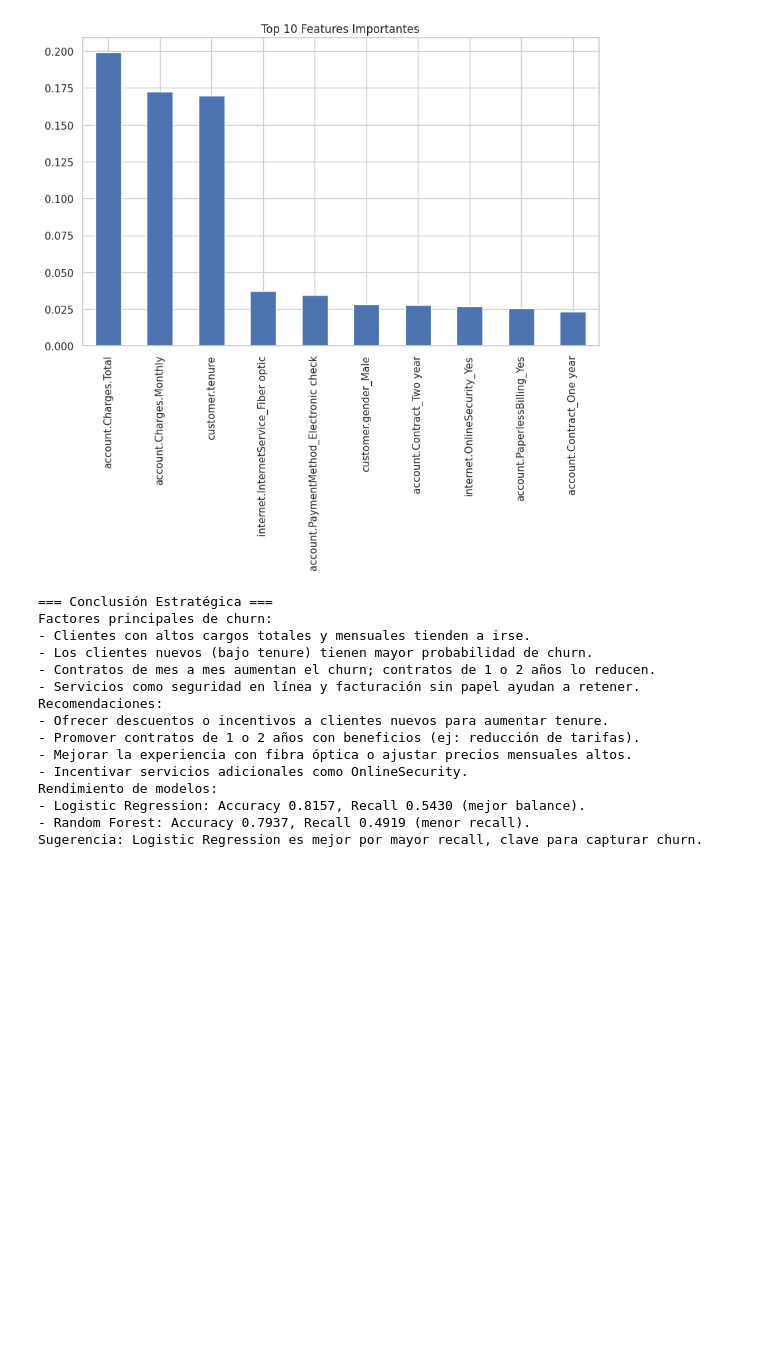
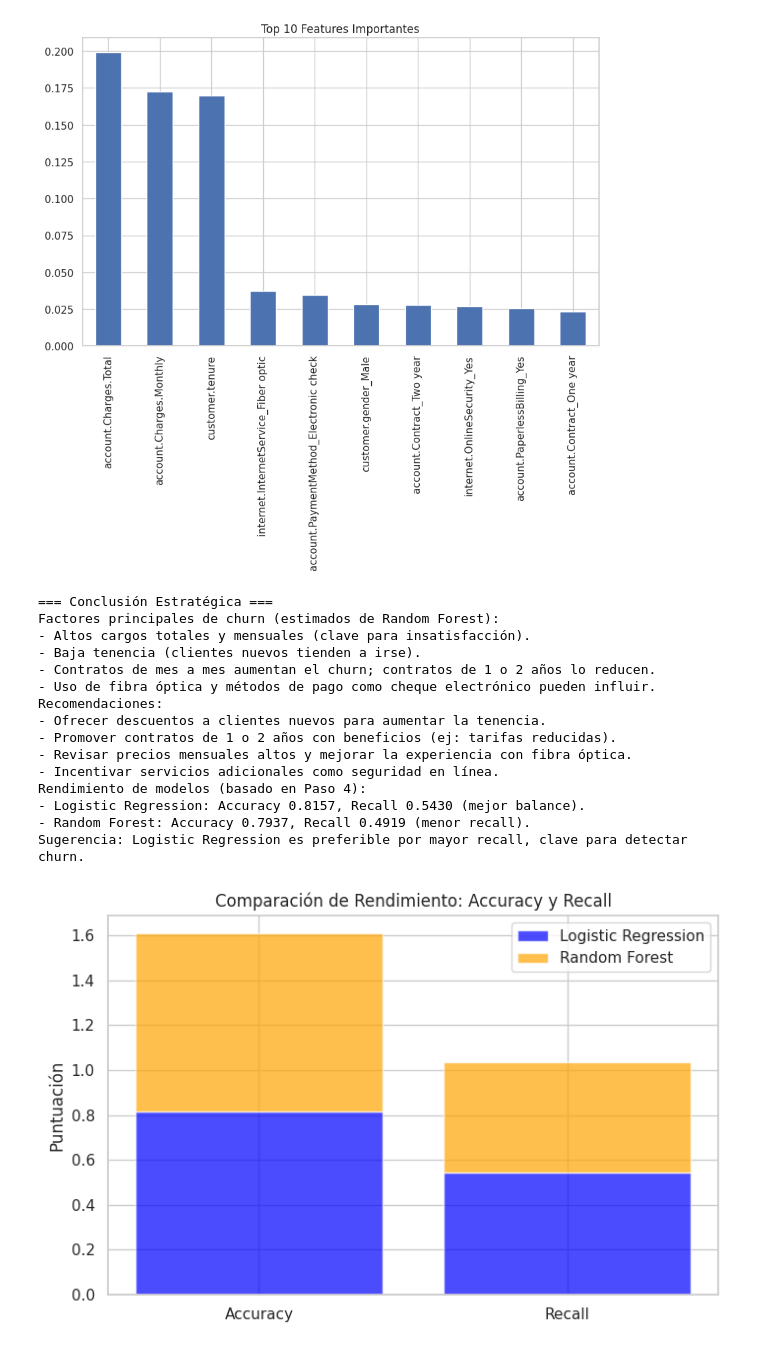
Before and after one commit to jfvmgit/jimTelecomX2, a Jupyter notebook: TelecomX2_LATAM.ipynb, the cells around one changed output. Drawn from its saved outputs; the diff is of its cells as text; code cells hidden in the pictures; blank space fills up the shorter version.

```diff
--- a/TelecomX2_LATAM.ipynb
+++ b/TelecomX2_LATAM.ipynb
@@ -325,35 +325,53 @@ plt.show()
 # %% [output]
 [figure]
 # %%
+
+# Importar matplotlib para gráficos
+import matplotlib.pyplot as plt
+
 # Conclusión estratégica basada en métricas y features
 print("=== Conclusión Estratégica ===")
-print("Factores principales de churn:")
-print("- Clientes con altos cargos totales y mensuales tienden a irse.")
-print("- Los clientes nuevos (bajo tenure) tienen mayor probabilidad de churn.")
+print("Factores principales de churn (estimados de Random Forest):")
+print("- Altos cargos totales y mensuales (clave para insatisfacción).")
+print("- Baja tenencia (clientes nuevos tienden a irse).")
 print("- Contratos de mes a mes aumentan el churn; contratos de 1 o 2 años lo reducen.")
-print("- Servicios como seguridad en línea y facturación sin papel ayudan a retener.")
+print("- Uso de fibra óptica y métodos de pago como cheque electrónico pueden influir.")
 print("Recomendaciones:")
-print("- Ofrecer descuentos o incentivos a clientes nuevos para aumentar tenure.")
-print("- Promover contratos de 1 o 2 años con beneficios (ej: reducción de tarifas).")
-print("- Mejorar la experiencia con fibra óptica o ajustar precios mensuales altos.")
-print("- Incentivar servicios adicionales como OnlineSecurity.")
-print("Rendimiento de modelos:")
+print("- Ofrecer descuentos a clientes nuevos para aumentar la tenencia.")
+print("- Promover contratos de 1 o 2 años con beneficios (ej: tarifas reducidas).")
+print("- Revisar precios mensuales altos y mejorar la experiencia con fibra óptica.")
+print("- Incentivar servicios adicionales como seguridad en línea.")
+print("Rendimiento de modelos (basado en Paso 4):")
 print("- Logistic Regression: Accuracy 0.8157, Recall 0.5430 (mejor balance).")
 print("- Random Forest: Accuracy 0.7937, Recall 0.4919 (menor recall).")
-print("Sugerencia: Logistic Regression es mejor por mayor recall, clave para capturar churn.")
+print("Sugerencia: Logistic Regression es preferible por mayor recall, clave para detectar churn.")
+
+# Agregar una visualización simple: Gráfico de barras de rendimiento (Accuracy y Recall)
+metrics = ['Accuracy', 'Recall']
+log_reg_scores = [0.8157, 0.5430]
+rf_scores = [0.7937, 0.4919]
+
+plt.figure(figsize=(8, 5))
+plt.bar(metrics, log_reg_scores, color='blue', alpha=0.7, label='Logistic Regression')
+plt.bar(metrics, rf_scores, color='orange', alpha=0.7, label='Random Forest', bottom=log_reg_scores)
+plt.title('Comparación de Rendimiento: Accuracy y Recall')
+plt.ylabel('Puntuación')
+plt.legend()
+plt.show()
 # %% [output]
 === Conclusión Estratégica ===
-Factores principales de churn:
-- Clientes con altos cargos totales y mensuales tienden a irse.
-- Los clientes nuevos (bajo tenure) tienen mayor probabilidad de churn.
+Factores principales de churn (estimados de Random Forest):
+- Altos cargos totales y mensuales (clave para insatisfacción).
+- Baja tenencia (clientes nuevos tienden a irse).
 - Contratos de mes a mes aumentan el churn; contratos de 1 o 2 años lo reducen.
-- Servicios como seguridad en línea y facturación sin papel ayudan a retener.
+- Uso de fibra óptica y métodos de pago como cheque electrónico pueden influir.
 Recomendaciones:
-- Ofrecer descuentos o incentivos a clientes nuevos para aumentar tenure.
-- Promover contratos de 1 o 2 años con beneficios (ej: reducción de tarifas).
-- Mejorar la experiencia con fibra óptica o ajustar precios mensuales altos.
-- Incentivar servicios adicionales como OnlineSecurity.
-Rendimiento de modelos:
+- Ofrecer descuentos a clientes nuevos para aumentar la tenencia.
+- Promover contratos de 1 o 2 años con beneficios (ej: tarifas reducidas).
+- Revisar precios mensuales altos y mejorar la experiencia con fibra óptica.
+- Incentivar servicios adicionales como seguridad en línea.
+Rendimiento de modelos (basado en Paso 4):
 - Logistic Regression: Accuracy 0.8157, Recall 0.5430 (mejor balance).
 - Random Forest: Accuracy 0.7937, Recall 0.4919 (menor recall).
-Sugerencia: Logistic Regression es mejor por mayor recall, clave para capturar churn.
+Sugerencia: Logistic Regression es preferible por mayor recall, clave para detectar churn.
+[figure, added]
```
Also changed, not shown: parts of 1 cell of this notebook.
